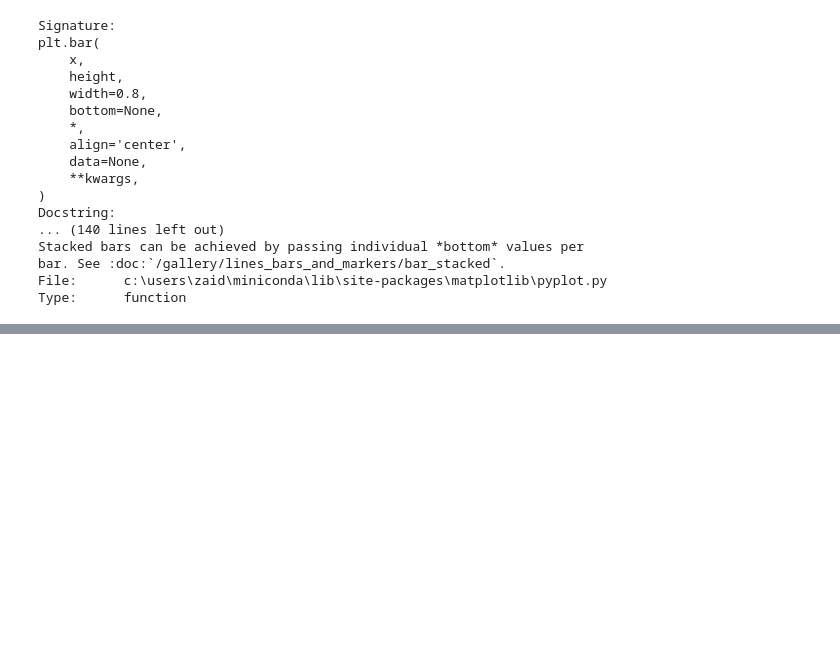
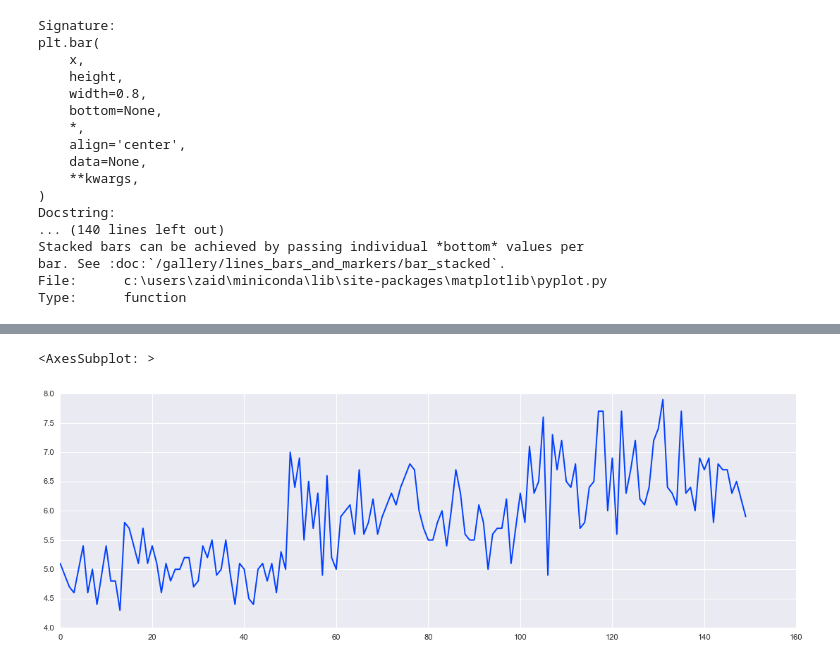
Before and after one commit to digipodium/DP-NOV-PYDS-1030-WSS, a Jupyter notebook: analysis/visualization.ipynb, the cells around one changed output, grey strips where cells are left out. Drawn from its saved outputs; the diff is of its cells as text; code cells hidden in the pictures; blank space fills up the shorter version.

```diff
--- a/analysis/visualization.ipynb
+++ b/analysis/visualization.ipynb
@@ -43,0 +95,8 @@ Type:      function
+# %%
+# theme set
+plt.style.use('seaborn-v0_8-bright')
+# %%
+iris.sepal_length.plot(figsize=(15,5))
+# %% [output]
+<AxesSubplot: >
+[figure, added]
```
Also changed, not shown: parts of 24 cells of this notebook.
